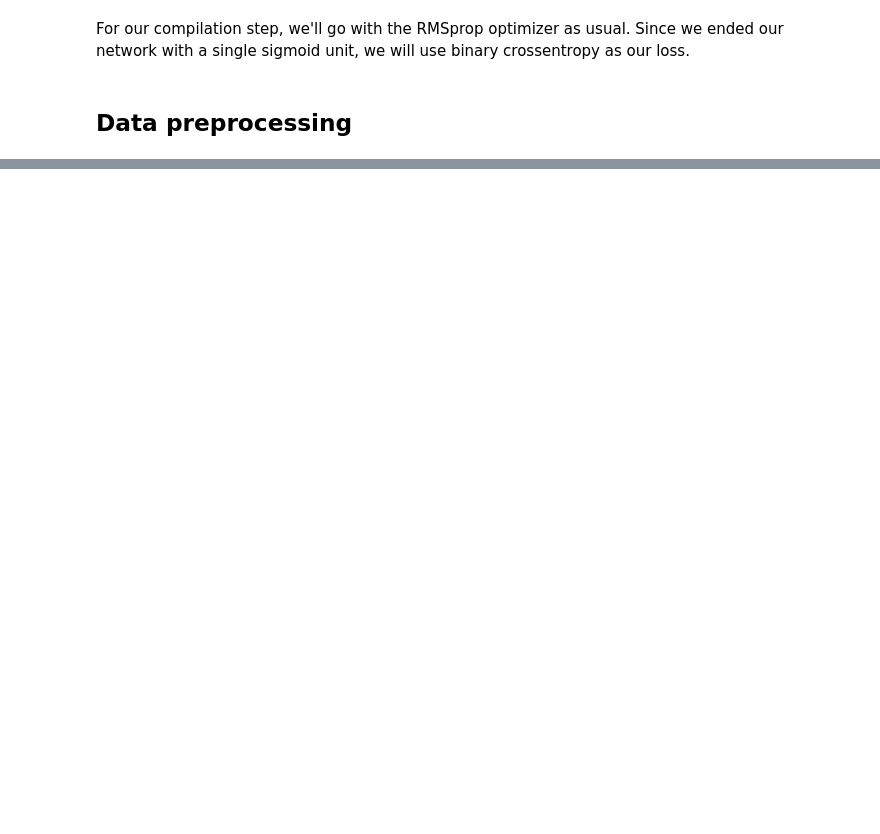
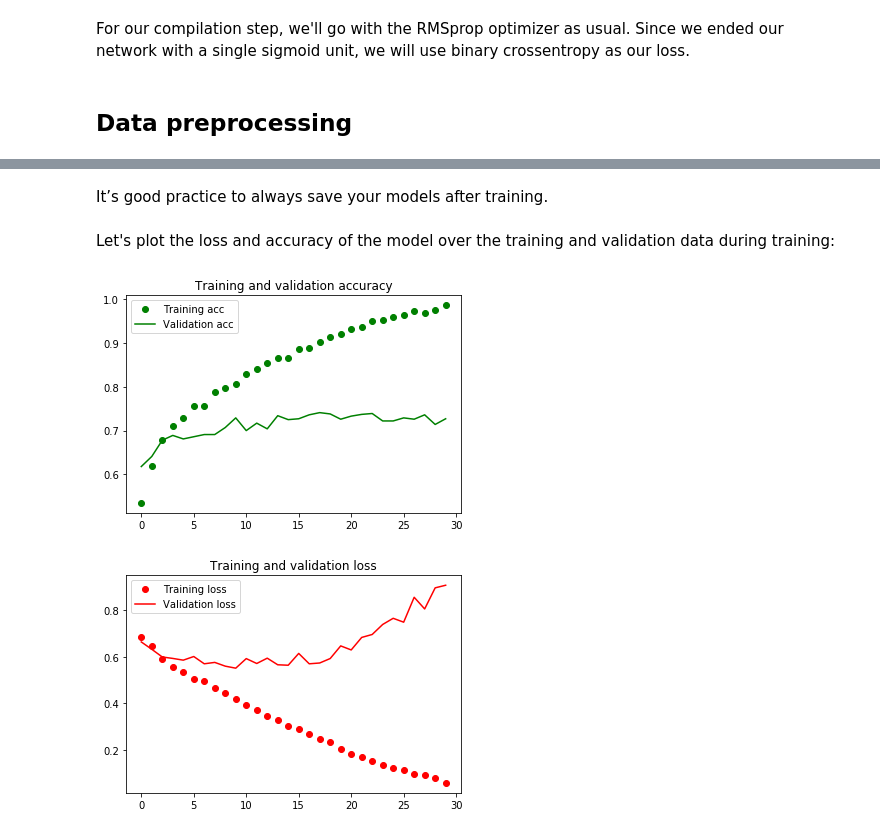
Before and after one commit to rahiakela/deep-learning-with-python-francois-chollet, a Jupyter notebook: 2_training_convnet_from_scratch_on_small_dataset.ipynb, the cells around one changed output, grey strips where cells are left out. Saved outputs shown, nothing was run; the diff lists cells and outputs as text; code cells hidden in the pictures; blank space fills up the shorter version.

```diff
--- a/2_training_convnet_from_scratch_on_small_dataset.ipynb
+++ b/2_training_convnet_from_scratch_on_small_dataset.ipynb
@@ -252,0 +265,14 @@ model.compile(loss='binary_crossentropy', optimizer=keras.optimizers.RMSprop(lea
+# %%
+# All images will be rescaled by 1./255
+train_datagen = ImageDataGenerator(rescale=1. / 255)
+test_datagen = ImageDataGenerator(rescale=1. / 255)
+
+train_generator = train_datagen.flow_from_directory(train_dir, # target directory
+                                                    target_size=(150, 150), # resized to 150x150
+                                                    batch_size=20,
+                                                    # Since we use binary_crossentropy loss, we need binary labels
+                                                    class_mode='binary')
+validation_generator = test_datagen.flow_from_directory(validation_dir,
+                                                        target_size=(150, 150),
+                                                        batch_size=20,
+                                                        class_mode='binary')
@@ -252,0 +304,6 @@ model.compile(loss='binary_crossentropy', optimizer=keras.optimizers.RMSprop(lea
+# %%
+history = model.fit_generator(train_generator,
+                              steps_per_epoch=100,
+                              epochs=30,
+                              validation_data=validation_generator,
+                              validation_steps=50)
@@ -252,0 +328,2 @@ model.compile(loss='binary_crossentropy', optimizer=keras.optimizers.RMSprop(lea
+# %% [markdown]
+It’s good practice to always save your models after training.
@@ -252,0 +332,26 @@ model.compile(loss='binary_crossentropy', optimizer=keras.optimizers.RMSprop(lea
+# %% [markdown]
+Let's plot the loss and accuracy of the model over the training and validation data during training:
+# %%
+acc = history.history['accuracy']
+val_acc = history.history['val_accuracy']
+loss = history.history['loss']
+val_loss = history.history['val_loss']
+
+epochs = range(len(acc))
+
+plt.plot(epochs, acc, 'go', label='Training acc')
+plt.plot(epochs, val_acc, 'g', label='Validation acc')
+plt.title('Training and validation accuracy')
+plt.legend()
+
+plt.figure()
+
+plt.plot(epochs, loss, 'ro', label='Training loss')
+plt.plot(epochs, val_loss, 'r', label='Validation loss')
+plt.title('Training and validation loss')
+plt.legend()
+
+plt.show()
+# %% [output]
+[figure, added]
+[figure, added]
```
Also changed, not shown: parts of 15 cells of this notebook.
